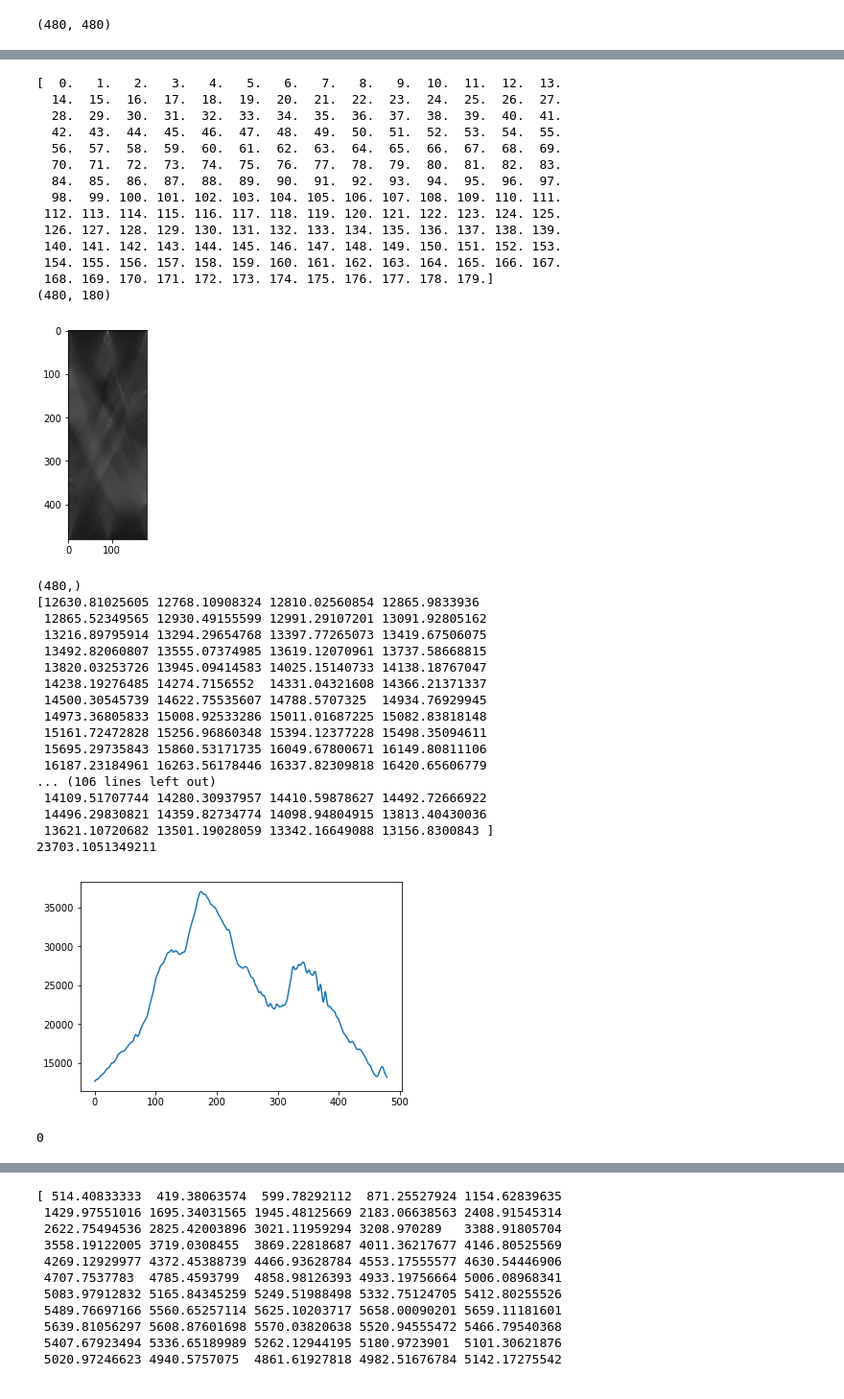
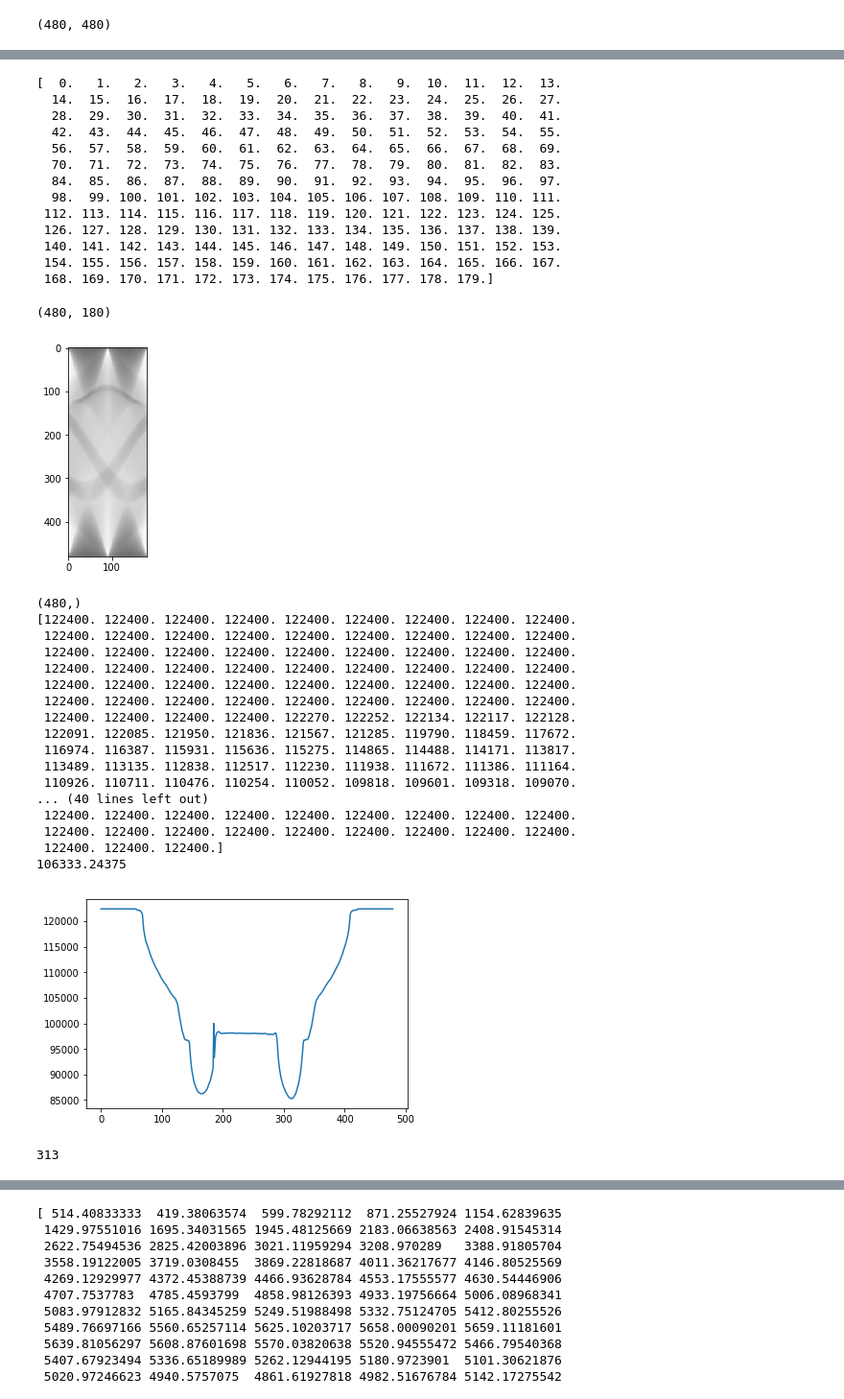
Before and after one commit to SachinG007/Sym_radon, a Jupyter notebook: jupyter_notebooks/Sym_Radon.ipynb, the cells around one changed output, grey strips where cells are left out. Shown at 96% size. Drawn from its saved outputs; the diff is of its cells as text; code cells hidden in the pictures.

```diff
--- a/jupyter_notebooks/Sym_Radon.ipynb
+++ b/jupyter_notebooks/Sym_Radon.ipynb
@@ -11,9 +11,9 @@ import matplotlib.pyplot as plt
 import sewar
 %matplotlib inline
 # %%
-img = cv2.imread("../images/bus.png",0)
+img = cv2.imread("../images/ball.png",0)
 
-# img = scipy.ndimage.rotate(img, 30)
+# img = scipy.ndimage.rotate(img, -55)
 imgo = np.copy(img)
 img = cv2.resize(img,(480,480))
 # img = np.ones((480,480), dtype='uint8')*255
@@ -47,34 +47,35 @@ print(imsize)
  140. 141. 142. 143. 144. 145. 146. 147. 148. 149. 150. 151. 152. 153.
  154. 155. 156. 157. 158. 159. 160. 161. 162. 163. 164. 165. 166. 167.
  168. 169. 170. 171. 172. 173. 174. 175. 176. 177. 178. 179.]
-(480, 180)
+(480, 180)
-[figure, old version]
+[figure, new version]
 # %%
-b = sinogram1[:,30]
+b = sinogram1[:,0]
+b[185] = 100000
 print(b.shape)
 print(b)
 print(np.mean(b))
 plt.plot(b) # plotting by columns
 plt.show()
 min_idxb = np.argmin(b)
 print(min_idxb)
 # %% [output]
 (480,)
-[12630.81025605 12768.10908324 12810.02560854 12865.9833936
- 12865.52349565 12930.49155599 12991.29107201 13091.92805162
- 13216.89795914 13294.29654768 13397.77265073 13419.67506075
- 13492.82060807 13555.07374985 13619.12070961 13737.58668815
- 13820.03253726 13945.09414583 14025.15140733 14138.18767047
- 14238.19276485 14274.7156552  14331.04321608 14366.21371337
- 14500.30545739 14622.75535607 14788.5707325  14934.76929945
- 14973.36805833 15008.92533286 15011.01687225 15082.83818148
- 15161.72472828 15256.96860348 15394.12377228 15498.35094611
- 15695.29735843 15860.53171735 16049.67800671 16149.80811106
- 16187.23184961 16263.56178446 16337.82309818 16420.65606779
-... (106 lines left out)
- 14109.51707744 14280.30937957 14410.59878627 14492.72666922
- 14496.29830821 14359.82734774 14098.94804915 13813.40430036
- 13621.10720682 13501.19028059 13342.16649088 13156.8300843 ]
-23703.1051349211
+[122400. 122400. 122400. 122400. 122400. 122400. 122400. 122400. 122400.
+ 122400. 122400. 122400. 122400. 122400. 122400. 122400. 122400. 122400.
+ 122400. 122400. 122400. 122400. 122400. 122400. 122400. 122400. 122400.
+ 122400. 122400. 122400. 122400. 122400. 122400. 122400. 122400. 122400.
+ 122400. 122400. 122400. 122400. 122400. 122400. 122400. 122400. 122400.
+ 122400. 122400. 122400. 122400. 122400. 122400. 122400. 122400. 122400.
+ 122400. 122400. 122400. 122400. 122270. 122252. 122134. 122117. 122128.
+ 122091. 122085. 121950. 121836. 121567. 121285. 119790. 118459. 117672.
+ 116974. 116387. 115931. 115636. 115275. 114865. 114488. 114171. 113817.
+ 113489. 113135. 112838. 112517. 112230. 111938. 111672. 111386. 111164.
+ 110926. 110711. 110476. 110254. 110052. 109818. 109601. 109318. 109070.
+... (40 lines left out)
+ 122400. 122400. 122400. 122400. 122400. 122400. 122400. 122400. 122400.
+ 122400. 122400. 122400. 122400. 122400. 122400. 122400. 122400. 122400.
+ 122400. 122400. 122400.]
+106333.24375
-[figure, old version]
+[figure, new version]
-0
+313
```
Also changed, not shown: parts of 5 cells of this notebook.
